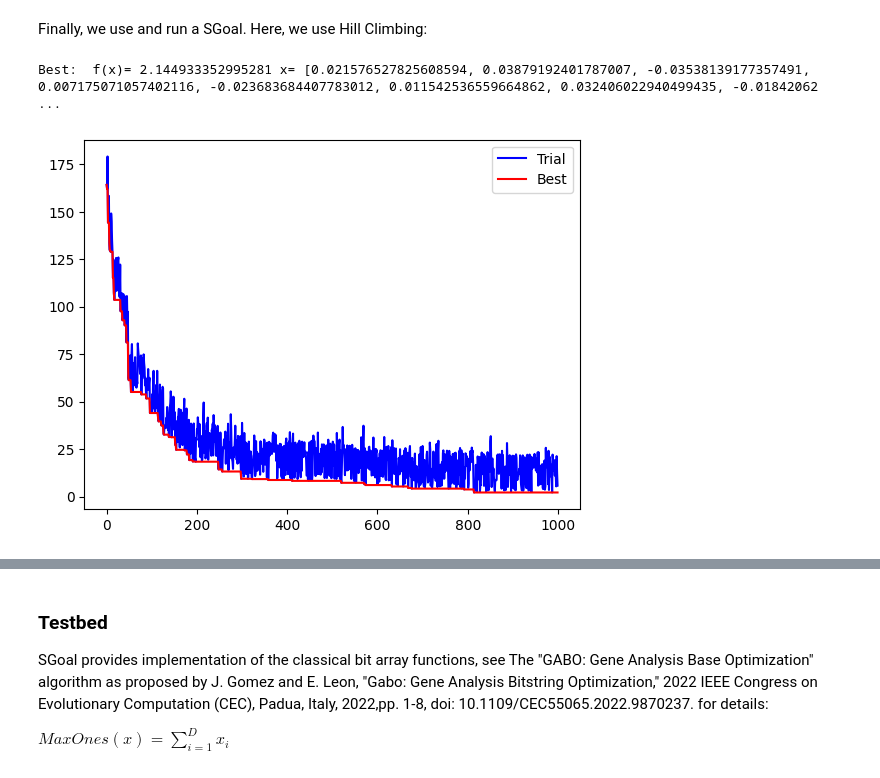
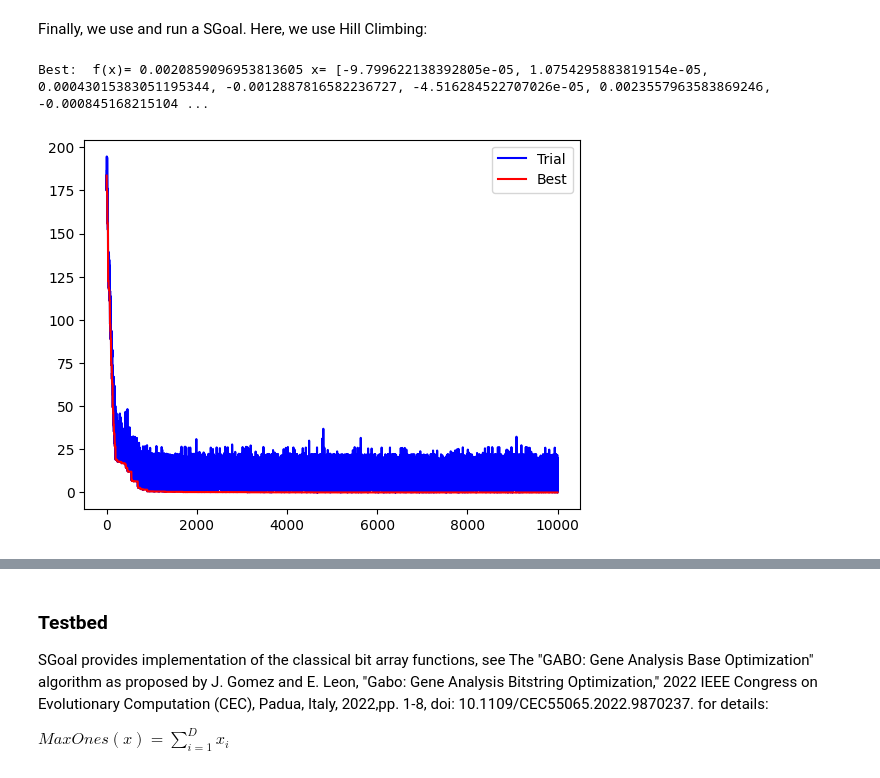
Before and after one commit to jgomezpe/sgoal, a Jupyter notebook: sgoal.ipynb, the cells around one changed output, grey strips where cells are left out. Saved outputs shown, nothing was run; the diff lists cells and outputs as text; code cells hidden in the pictures.

```diff
--- a/sgoal.ipynb
+++ b/sgoal.ipynb
@@ -49,27 +47,36 @@ PR = {'f':f, 'space':space, 'type':t} # Optimization problem
+# %%
+from sgoal.real import RealSpace
+from sgoal.core import PROBLEM
+D = 10 # Dimension
+space = RealSpace(-5.12, 5.12, D) # We define a D-dimensional hyperrectangle as Real vector space
+EVALS = 1000*D # Maximum number of function evaluations
+TRACE = True # We want to trace the algorithm
+# Minimization problem (use 'max' for a maximization problem)
+problem = PROBLEM('min', f, space, EVALS, TRACE) # We define the optimization problem
 # %% [markdown]
 Finally, we use and run a SGoal. Here, we use Hill Climbing:
 # %%
 from mpl_toolkits import mplot3d
 import numpy as np
 import matplotlib.pyplot as plt
 
 from sgoal.hc import RealHC # We use Hill Climbing for Real Spaces
-MAXEVALS = 1000 # Maximum number of objective function evaluations
-TRACE = True # We want to trace the algorithm
-alg = RealHC(PR) # We use RealHC
-results = alg.run(MAXEVALS, TRACE) # We run RealHC
+from sgoal.core import run # runs a SGOAL
+alg = RealHC(problem) # We use RealHC
+results = run(alg) # We run RealHC
+
 x = results['x'] # Best solution
 fx = results['f'] # Best function value
 print('Best:', ' f(x)=', fx, 'x=', x)
 # Since we set trace to True we can get some additional information
-y = results['trace'] # Value of the i-th function evaluation
-z = results['besttrace'] # Value of the best function evaluation up to the i-th evaluation
+y = alg['trace']['f'] # Value of the i-th function evaluation
+z = alg['trace']['best'] # Value of the i-th best value
 idx = [i for i in range(len(y))] # Evaluation
 plt.plot(idx,y,label='Trial', color='blue')
 plt.plot(idx,z, label='Best', color='red')
 plt.legend()
 plt.show()
 # %% [output]
-Best:  f(x)= 2.144933352995281 x= [0.021576527825608594, 0.03879192401787007, -0.03538139177357491, 0.007175071057402116, -0.023683684407783012, 0.011542536559664862, 0.032406022940499435, -0.01842062 ...
+Best:  f(x)= 0.0020859096953813605 x= [-9.799622138392805e-05, 1.0754295883819154e-05, 0.00043015383051195344, -0.0012887816582236727, -4.516284522707026e-05, 0.0023557963583869246, -0.000845168215104 ...
-[figure, old version]
+[figure, new version]
 # %% [markdown]
```
Also changed, not shown: parts of 10 cells of this notebook.
